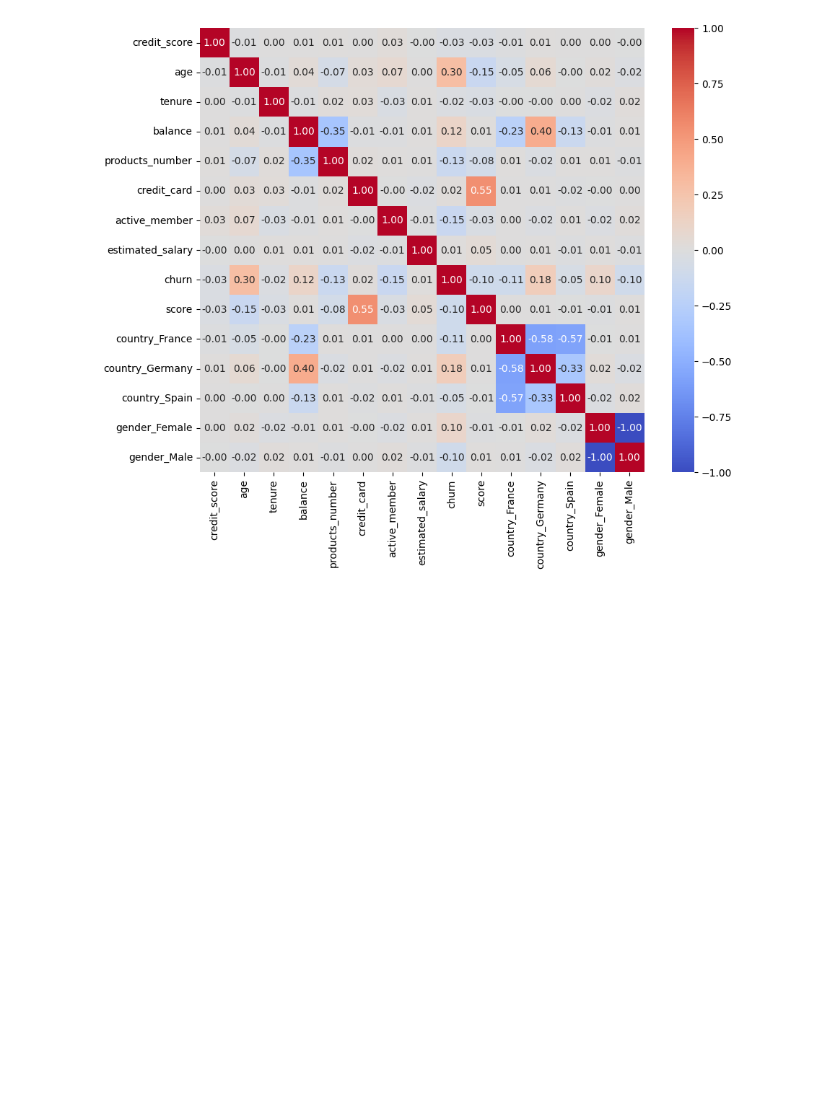
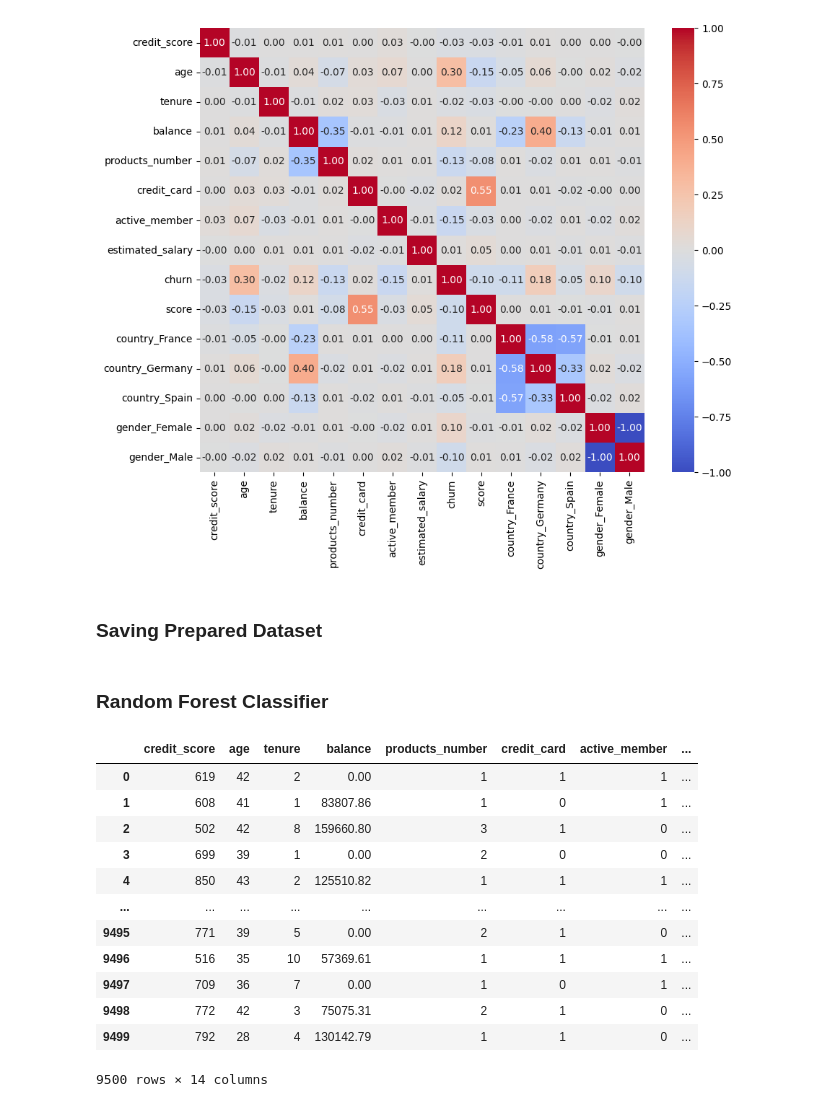
Before and after one commit to smartestnerdfromtown/Data-Science-Projects, a Jupyter notebook: Bank Customer Churn/analysis.ipynb, the cells around one changed output. Saved outputs shown, nothing was run; the diff lists cells and outputs as text; code cells hidden in the pictures; blank space fills up the shorter version.

Commit message:
Random Forest

```diff
--- a/Bank Customer Churn/analysis.ipynb
+++ b/Bank Customer Churn/analysis.ipynb
@@ -202,3 +210,5 @@ sns.heatmap(
 plt.show()
 # %% [output]
 [figure]
+# %% [markdown]
+### **Saving Prepared Dataset**
@@ -204,0 +217,26 @@ plt.show()
+# %% [markdown]
+### **Random Forest Classifier**
+# %%
+df_pipeline, X, y = prepare_data(
+    file_path="bank_churn_prepared.csv",
+    columns_to_be_dropped="churn",
+    target_column="churn"
+)
+num_features, cat_features = extract_features(df=df_pipeline)
+X_train, X_test, y_train, y_test = split_data(X=X, y=y)
+# %%
+df_pipeline
+# %% [output]
+|  | credit_score | age | tenure | balance | products_number | credit_card | active_member | ... |
+| 0 | 619 | 42 | 2 | 0.00 | 1 | 1 | 1 | ... |
+| 1 | 608 | 41 | 1 | 83807.86 | 1 | 0 | 1 | ... |
+| 2 | 502 | 42 | 8 | 159660.80 | 3 | 1 | 0 | ... |
+| 3 | 699 | 39 | 1 | 0.00 | 2 | 0 | 0 | ... |
+| 4 | 850 | 43 | 2 | 125510.82 | 1 | 1 | 1 | ... |
+| ... | ... | ... | ... | ... | ... | ... | ... | ... |
+| 9495 | 771 | 39 | 5 | 0.00 | 2 | 1 | 0 | ... |
+| 9496 | 516 | 35 | 10 | 57369.61 | 1 | 1 | 1 | ... |
+| 9497 | 709 | 36 | 7 | 0.00 | 1 | 0 | 1 | ... |
+| 9498 | 772 | 42 | 3 | 75075.31 | 2 | 1 | 0 | ... |
+| 9499 | 792 | 28 | 4 | 130142.79 | 1 | 1 | 0 | ... |
+9500 rows × 14 columns
```
Also changed, not shown: parts of 3 cells of this notebook, 4 other files.
